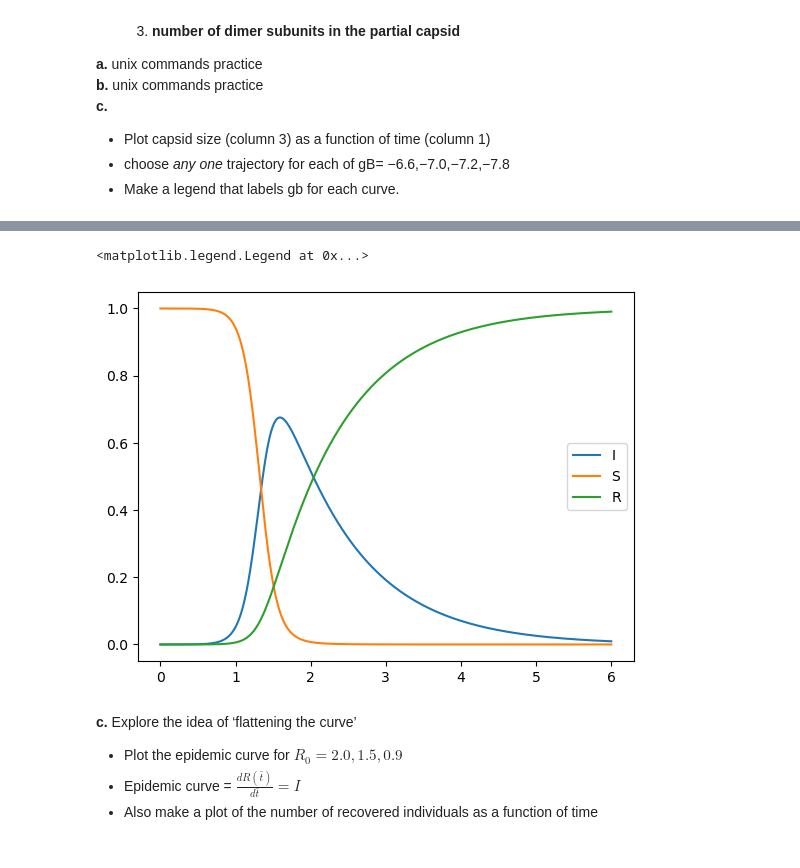
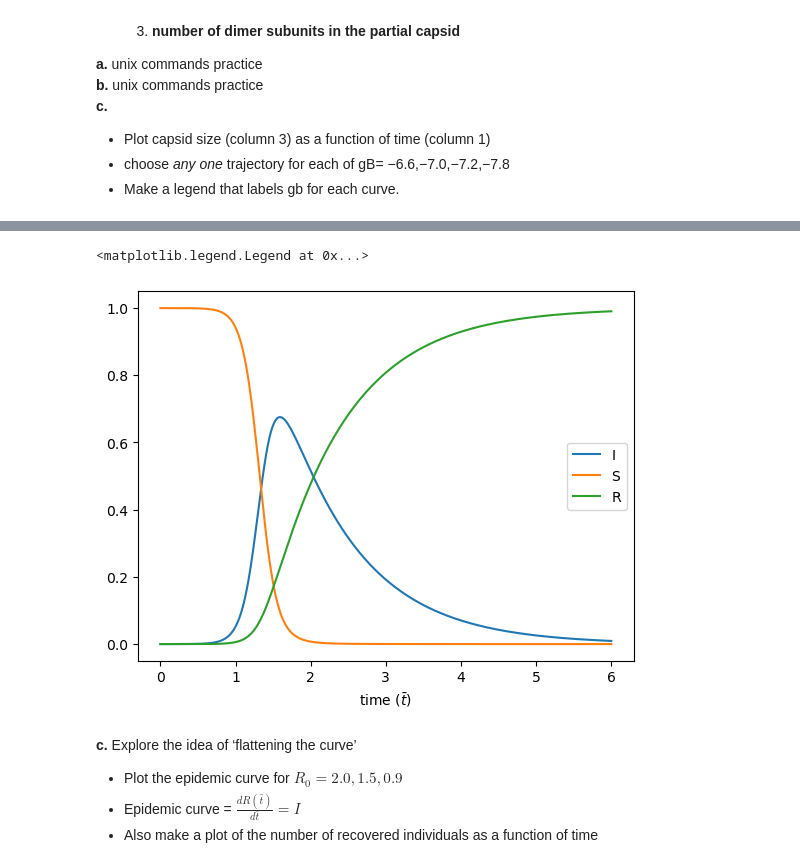
Before and after one commit to helen-5808/QBIO110, a Jupyter notebook: PS1/ps1.ipynb, the cells around one changed output, grey strips where cells are left out. Cells and saved outputs as stored; diff of their text form; code cells hidden in the pictures.

```diff
--- a/PS1/ps1.ipynb
+++ b/PS1/ps1.ipynb
@@ -42,9 +42,11 @@ for trajectory in trajectories:
         dimer_points: np.ndarray = np.empty(len(lines), dtype=int)
         for i, line in enumerate(lines):
             time_points[i], _, dimer_points[i] = line.split(" ")
-        plt.plot(time_points, dimer_points, ".", label=trajectory.gB, color=trajectory.color)
+        plt.plot(time_points, dimer_points, ".", label="gB = " + str(trajectory.gB), color=trajectory.color)
 
 plt.ticklabel_format(style='plain')
 plt.semilogx()
 plt.legend()
+plt.xlabel("time (nondimensionalized units)")
+plt.ylabel("dimer units in partial capsid")
 # %% [output]
@@ -78,55 +78,45 @@ $$
 - $S(0) = 1 - I(0)$
 - Use the simple Euler algorithm in tutorial
 # %%
-import matplotlib.pyplot as plt
-import numpy as np
-
-# Initializing variables
 R0_var: int = 10 # basic reproductive ratio
 I_var: float = 0.00001
 S_var: float = 1.0 - I_var
 R_var: float = 0.0
 tbar: float = 0.0
 
-# Time progression variables
 delta_time: float = 0.01
 total_time: float = 6.0
 
-# Set arrays to store the data at each time step
 num_time_steps: int = int(total_time/delta_time) + 1
 S_array: np.ndarray = np.zeros(num_time_steps)
 I_array: np.ndarray = np.zeros(num_time_steps)
 R_array: np.ndarray = np.zeros(num_time_steps)
 time_array: np.ndarray = np.zeros(num_time_steps)
 
-# Loop over each time increment
 for i in range(num_time_steps):
-    # Add the current numbers to our storage arrays.
     S_array[i] = S_var
     I_array[i] = I_var
     R_array[i] = R_var
     time_array[i] = tbar
 
-    # Calculate the change in each variable over the delta_time
     delta_S: float = -R0_var*S_var*I_var
     delta_I: float = R0_var*S_var*I_var - I_var
     delta_R: float = I_var
 
-    # Update the variables according to the change
     S_var += delta_S*delta_time
     I_var += delta_I*delta_time
     R_var += delta_R*delta_time
 
-    # Increment time
     tbar += delta_time
 
 plt.plot(time_array, I_array, label="I")
 plt.plot(time_array, S_array, label="S")
 plt.plot(time_array, R_array, label="R")
+plt.xlabel("time $(\\bar{t})$")
 plt.legend()
 # %% [output]
 <matplotlib.legend.Legend at 0x...>
-[figure, old version]
+[figure, new version]
 # %% [markdown]
 **c.** Explore the idea of ‘flattening the curve’
 - Plot the epidemic curve for $R_0 = 2.0, 1.5, 0.9$
```
Also changed, not shown: parts of 8 cells of this notebook.
